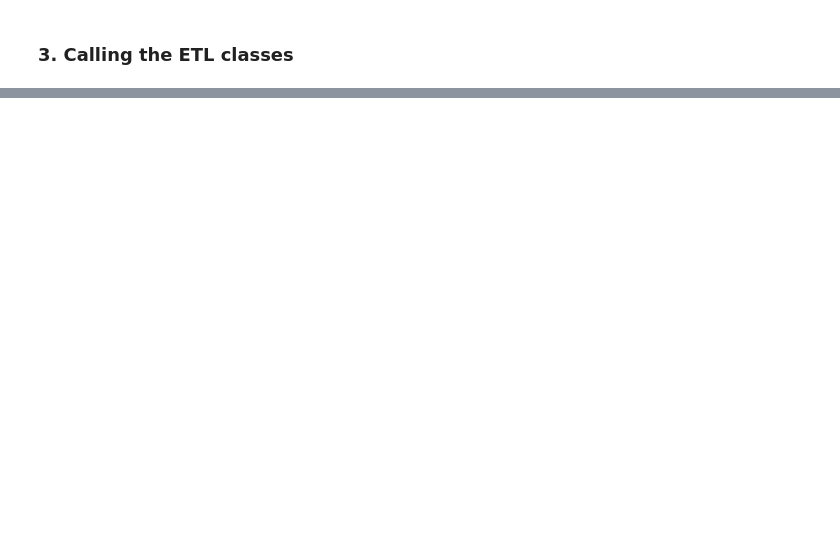
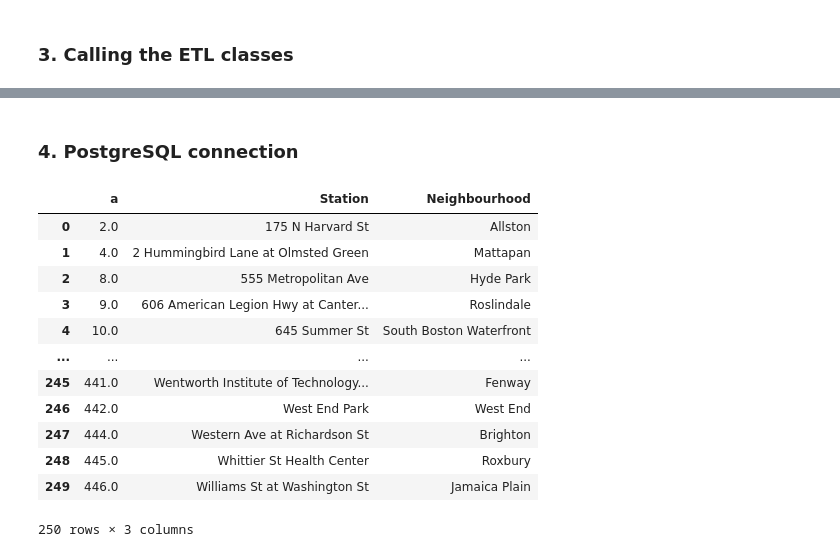
Before and after one commit to dlmolloy97/SparkBike, a Jupyter notebook: Workbench.ipynb, the cells around one changed output, grey strips where cells are left out. Drawn from its saved outputs; the diff is of its cells as text; code cells hidden in the pictures; blank space fills up the shorter version.

```diff
--- a/Workbench.ipynb
+++ b/Workbench.ipynb
@@ -200,0 +108,27 @@ AttributeError: module '__main__' has no attribute 'joined_df'
+# %% [markdown]
+### 4. PostgreSQL connection
+# %%
+import pandas as pd
+import numpy as np
+from dotenv import load_dotenv
+load_dotenv()
+import os
+from sqlalchemy import create_engine
+alchemyEngine=create_engine(os.getenv('postgresql_path'), pool_recycle=3600)
+dbConnection=alchemyEngine.connect()
+stations=pd.read_sql("SELECT * FROM stations;", dbConnection)
+stations
+# %% [output]
+|  | a | Station | Neighbourhood |
+| 0 | 2.0 | 175 N Harvard St | Allston |
+| 1 | 4.0 | 2 Hummingbird Lane at Olmsted Green | Mattapan |
+| 2 | 8.0 | 555 Metropolitan Ave | Hyde Park |
+| 3 | 9.0 | 606 American Legion Hwy at Canter... | Roslindale |
+| 4 | 10.0 | 645 Summer St | South Boston Waterfront |
+| ... | ... | ... | ... |
+| 245 | 441.0 | Wentworth Institute of Technology... | Fenway |
+| 246 | 442.0 | West End Park | West End |
+| 247 | 444.0 | Western Ave at Richardson St | Brighton |
+| 248 | 445.0 | Whittier St Health Center | Roxbury |
+| 249 | 446.0 | Williams St at Washington St | Jamaica Plain |
+250 rows × 3 columns
```
Also changed, not shown: parts of 16 cells of this notebook, 2 other files.
